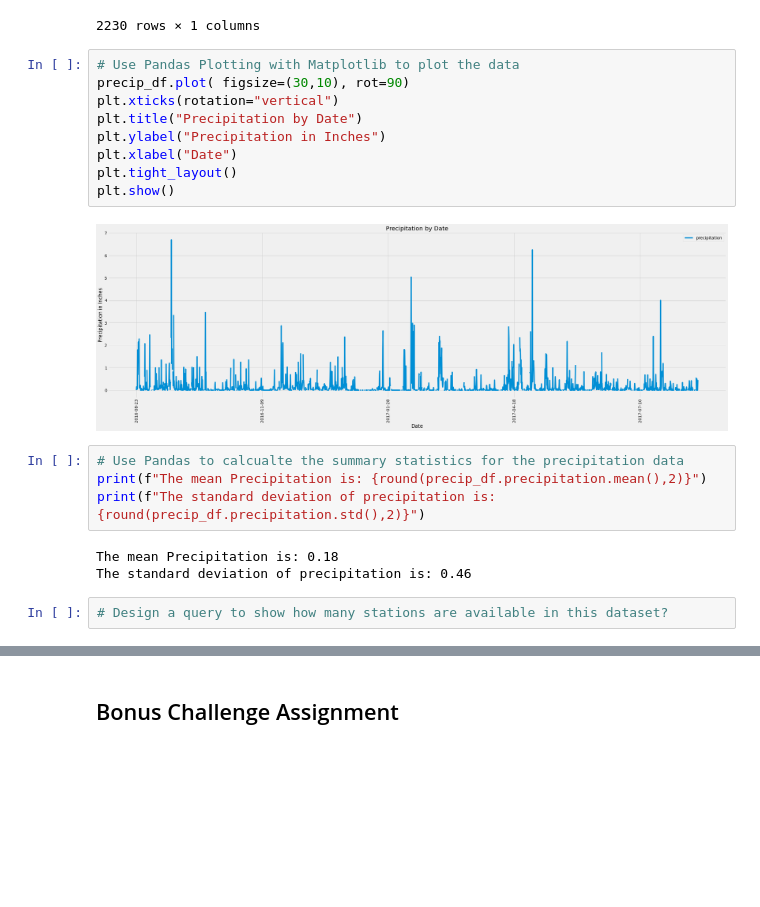
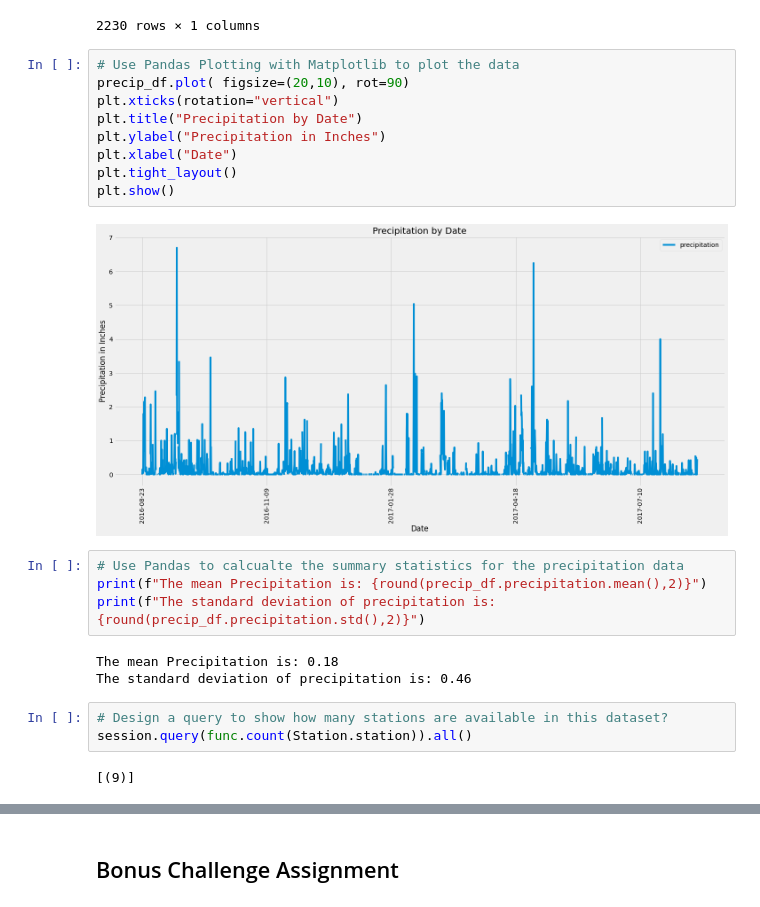
Before and after one commit to jeodaysju/sqlalchemy-challenge, a Jupyter notebook: climate_starter.ipynb, the cells around one changed output, grey strips where cells are left out. Saved outputs shown, nothing was run; the diff lists cells and outputs as text; blank space fills up the shorter version.

```diff
--- a/climate_starter.ipynb
+++ b/climate_starter.ipynb
@@ -90,15 +90,15 @@ precip_df
 2230 rows × 1 columns
 # %%
 # Use Pandas Plotting with Matplotlib to plot the data
-precip_df.plot( figsize=(30,10), rot=90)
+precip_df.plot( figsize=(20,10), rot=90)
 plt.xticks(rotation="vertical")
 plt.title("Precipitation by Date")
 plt.ylabel("Precipitation in Inches")
 plt.xlabel("Date")
 plt.tight_layout()
 plt.show()
 # %% [output]
-[figure, old version]
+[figure, new version]
 # %%
 # Use Pandas to calcualte the summary statistics for the precipitation data
 print(f"The mean Precipitation is: {round(precip_df.precipitation.mean(),2)}")
@@ -108,6 +108,9 @@ The mean Precipitation is: 0.18
 The standard deviation of precipitation is: 0.46
 # %%
 # Design a query to show how many stations are available in this dataset?
+session.query(func.count(Station.station)).all()
+# %% [output]
+[(9)]
 # %%
 # What are the most active stations? (i.e. what stations have the most rows)?
 # List the stations and the counts in descending order.
```
Also changed, not shown: parts of 8 cells of this notebook.
